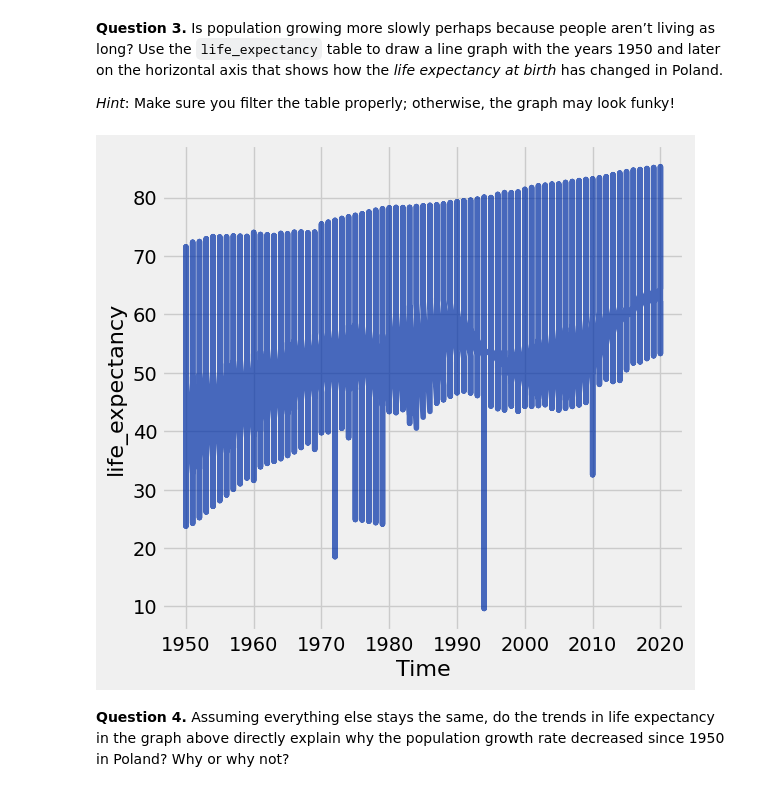
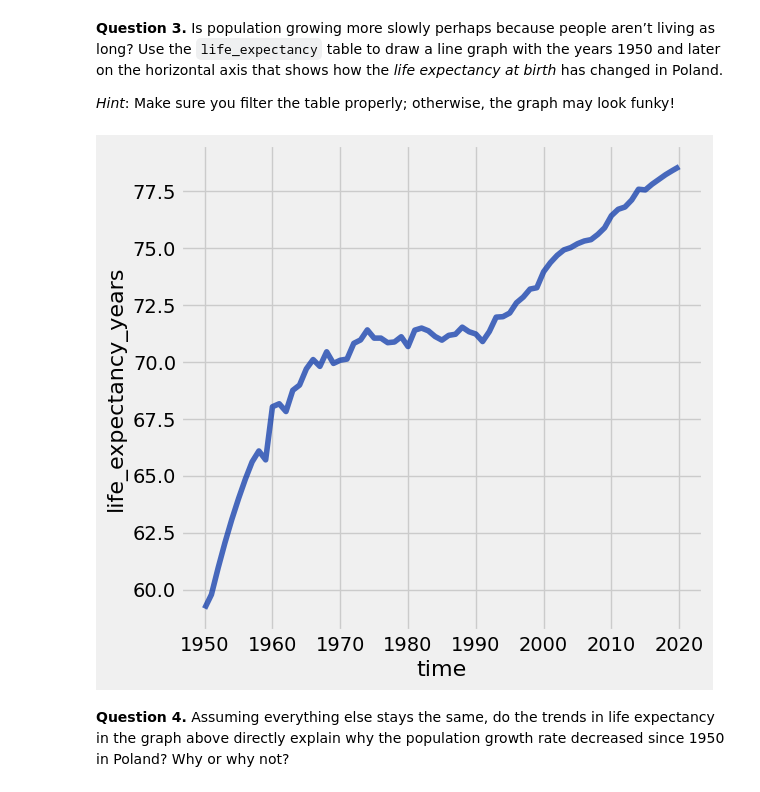
Before and after one commit to kwagoner1/DATA_FALL, a Jupyter notebook: Project1/project1.ipynb, the cells around one changed output. Drawn from its saved outputs; the diff is of its cells as text; code cells hidden in the pictures.

```diff
--- a/Project1/project1.ipynb
+++ b/Project1/project1.ipynb
@@ -211,15 +211,13 @@ fertility.show(3)
 **Question 3.** Is population growing more slowly perhaps because people aren’t living as long? Use the `life_expectancy` table to draw a line graph with the years 1950 and later on the horizontal axis that shows how the _life expectancy at birth_ has changed in Poland.
 
 _Hint_: Make sure you filter the table properly; otherwise, the graph may look funky!
-# %%
-# Fill in code here
-values = life_expectancy.where('time', are.between(1950,2021)).column('life_expectancy_years')
-time = life_expectancy.where('time', are.between(1950,2021)).column('time')
-
-life = Table().with_columns('Time',time,'life_expectancy',values)
-life.plot('Time','life_expectancy')
-# %% [output]
-[figure, removed]
+# %%
+# Fill in code here
+polandl = life_expectancy.where('geo', are.containing('pol'))
+now = polandl.where('time', are.above_or_equal_to(1950))
+now.plot('time','life_expectancy_years')
+# %% [output]
+[figure, added]
 # %% [markdown]
 <!-- END QUESTION -->
 
```
Also changed, not shown: parts of 38 cells of this notebook, 1 other file.
